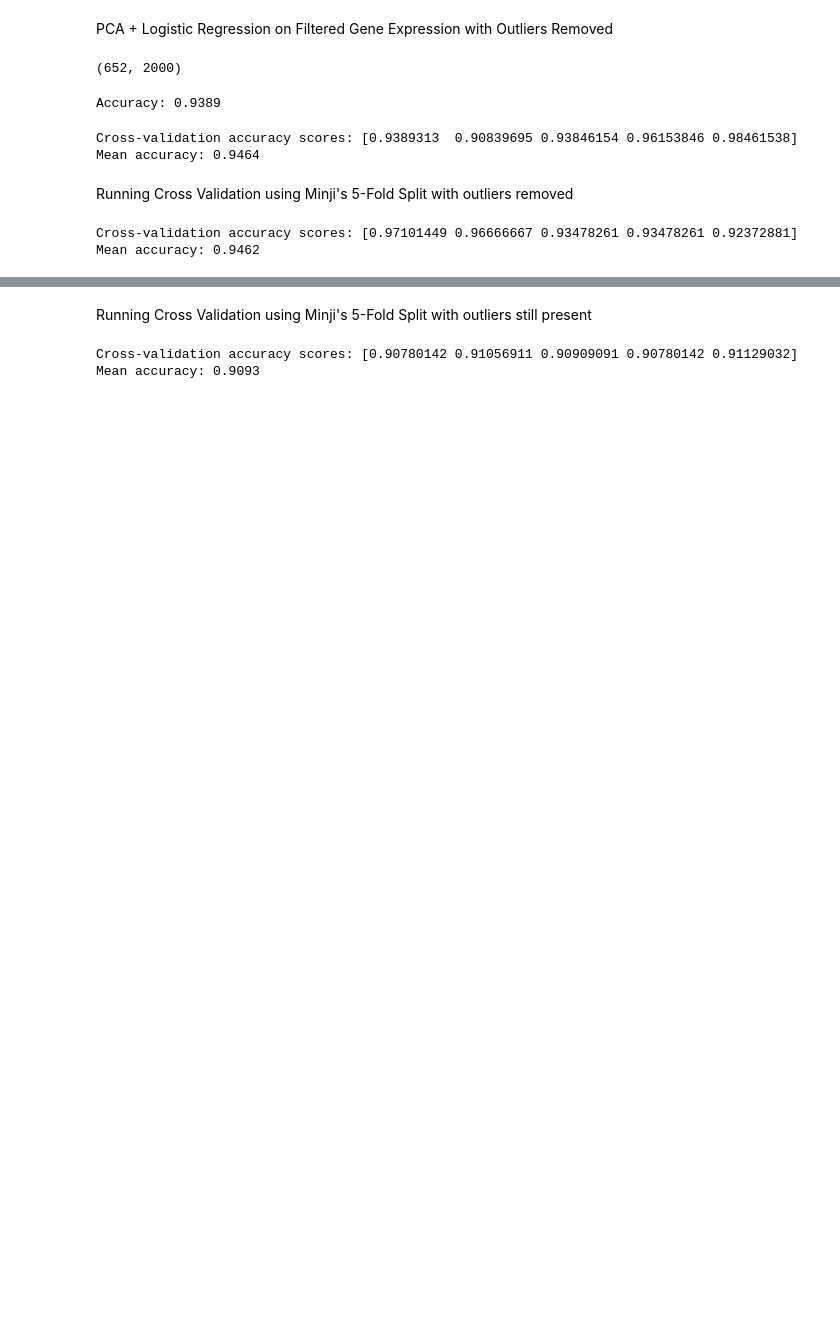
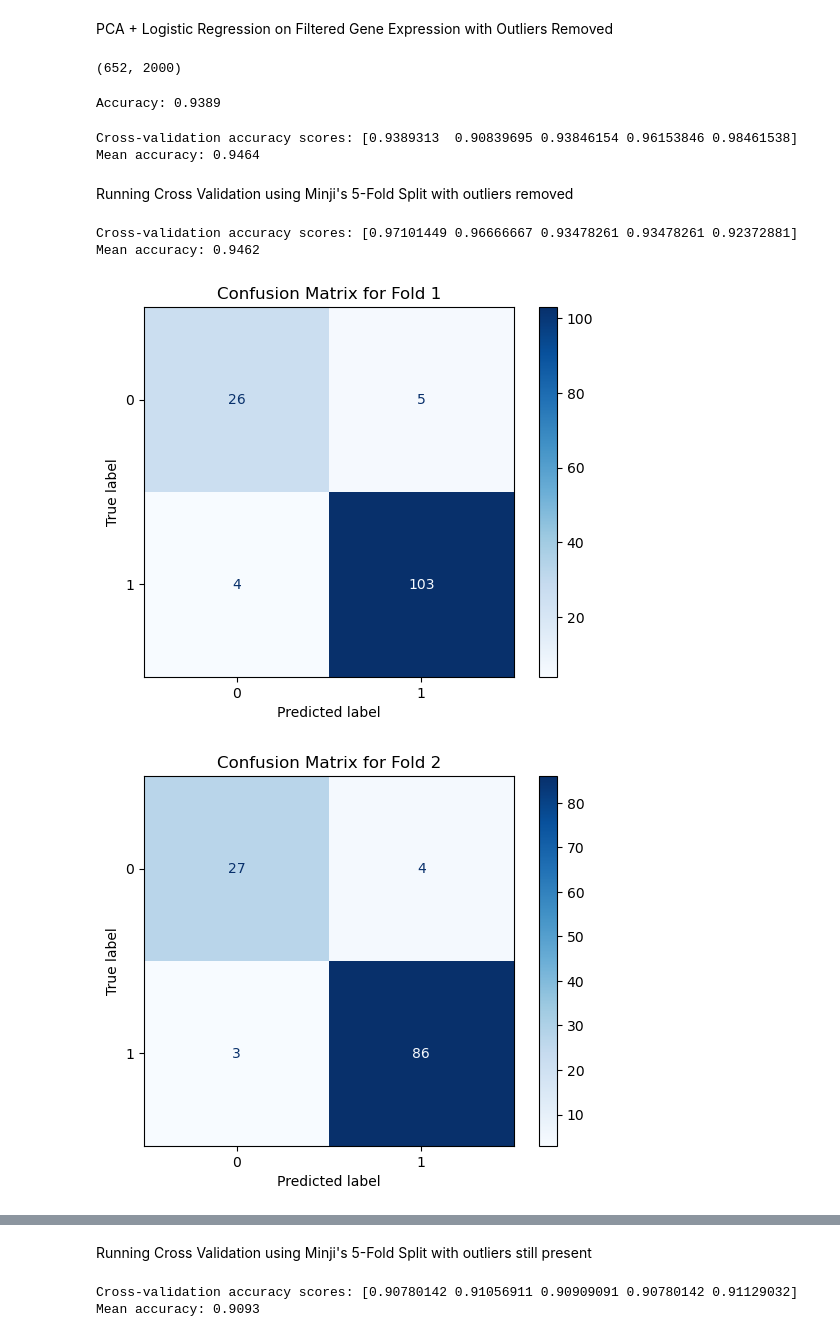
Before and after one commit to mjkim1001/DATA481-Breast_Cancer, a Jupyter notebook: Nick/Code/NickPCALog.ipynb, the cells around one changed output, grey strips where cells are left out. Cells and saved outputs as stored; diff of their text form; code cells hidden in the pictures; blank space fills up the shorter version.

Commit message:
Generating Confusion Matrices

```diff
--- a/Nick/Code/NickPCALog.ipynb
+++ b/Nick/Code/NickPCALog.ipynb
@@ -180,0 +184,33 @@ Mean accuracy: 0.9462
+# %%
+#Generating Confusion Matrices
+#Creating Confusion Matrix
+X = np.array(X)
+y = np.array(y)
+z = np.zeros((2,2))
+for fold_idx, (train_idx, test_idx) in enumerate(ps.split(), 1):
+    # Split data into train and test
+    X_train, X_test = X[train_idx], X[test_idx]
+    y_train, y_test = y[train_idx], y[test_idx]
+
+    # Train the model
+    log_reg.fit(X_train, y_train)
+
+    # Make predictions
+    y_pred = log_reg.predict(X_test)
+
+    # Compute confusion matrix
+    cm = confusion_matrix(y_test, y_pred).astype(int)
+    z = z + cm
+
+    # Display the confusion matrix
+    disp = ConfusionMatrixDisplay(confusion_matrix=cm)
+    disp.plot(cmap="Blues")
+    plt.title(f"Confusion Matrix for Fold {fold_idx}")
+    plt.show()
+disp = ConfusionMatrixDisplay(confusion_matrix=z)
+disp.plot(cmap="Reds", values_format = "")
+plt.title(f"Sum of All 5 Matrices")
+plt.show()
+# %% [output]
+[figure, added]
+[figure, added]
```
Also changed, not shown: parts of 2 cells of this notebook, 1 other file.
